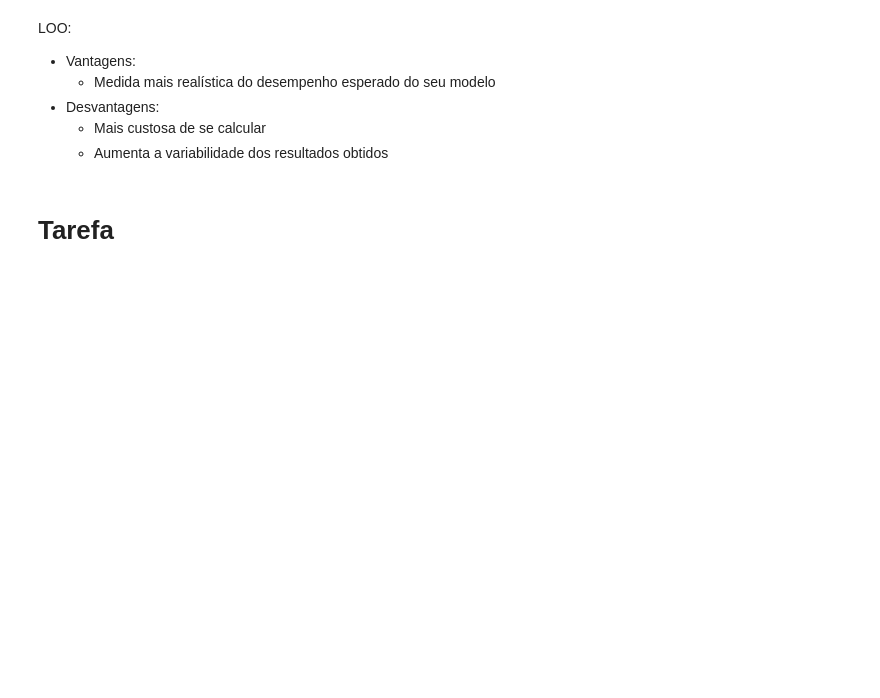
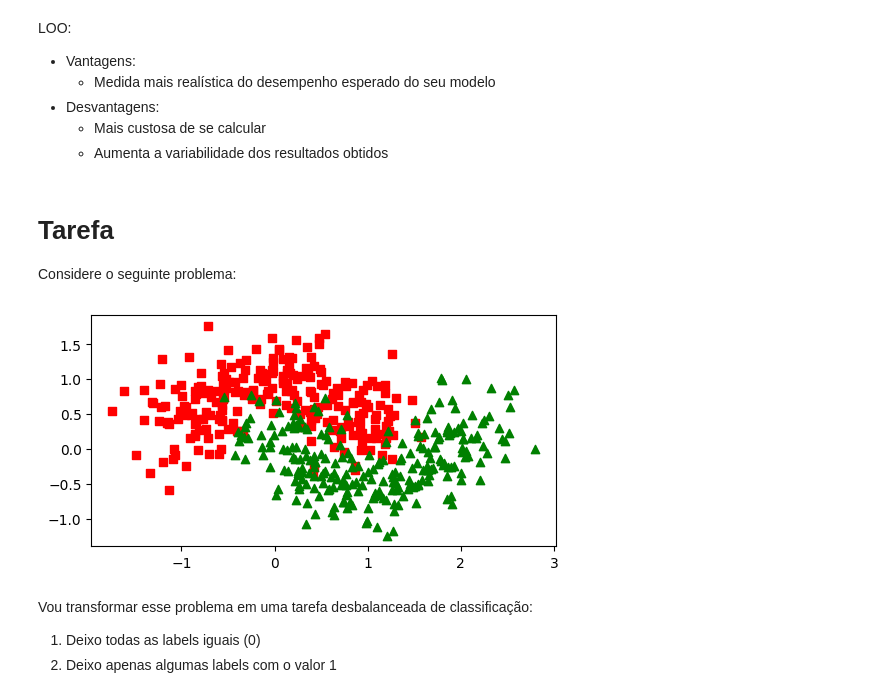
Before and after one commit to smastelini/eng-soft-ml-uel, a Jupyter notebook: aula-5.ipynb, the cells around one changed output. Saved outputs shown, nothing was run; the diff lists cells and outputs as text; code cells hidden in the pictures; blank space fills up the shorter version.

```diff
--- a/aula-5.ipynb
+++ b/aula-5.ipynb
@@ -514,3 +557,5 @@ LOO:
     - Aumenta a variabilidade dos resultados obtidos
 # %% [markdown]
 # Tarefa
+
+Considere o seguinte problema:
@@ -516,0 +565,23 @@ LOO:
+# %%
+X, y = make_moons(n_samples=500, shuffle=True, noise=0.3, random_state=42)
+# %%
+def plot2d(X, y):
+    uq = np.unique(y)
+
+    colors = ["red", "green"]
+    markers = ["s", "^"]
+
+    plt.figure(figsize=(6,3))
+    for c in uq:
+        mask = y == c
+
+        plt.scatter(X[mask, 0], X[mask, 1], color=colors[c], marker=markers[c])
+# %%
+plot2d(X, y)
+# %% [output]
+[figure, added]
+# %% [markdown]
+Vou transformar esse problema em uma tarefa desbalanceada de classificação:
+
+1. Deixo todas as labels iguais (0)
+2. Deixo apenas algumas labels com o valor 1
```
Also changed, not shown: parts of 36 cells of this notebook, 1 other file.
